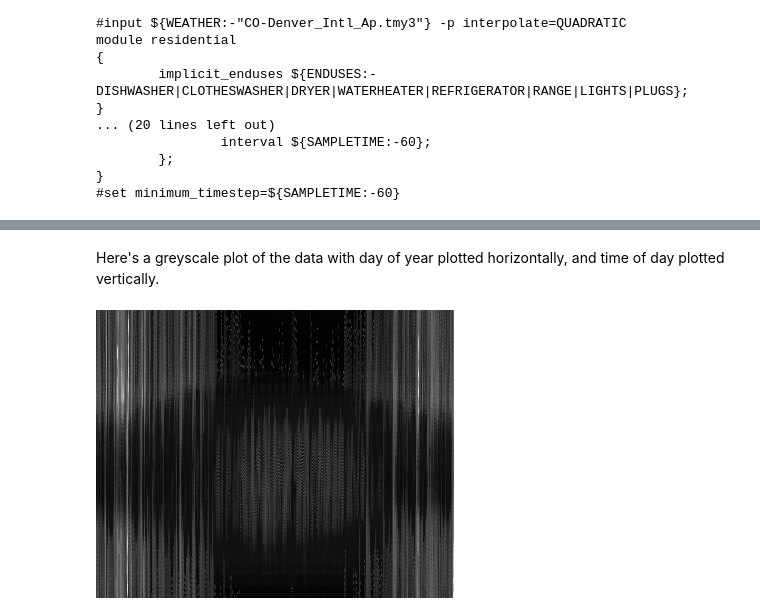
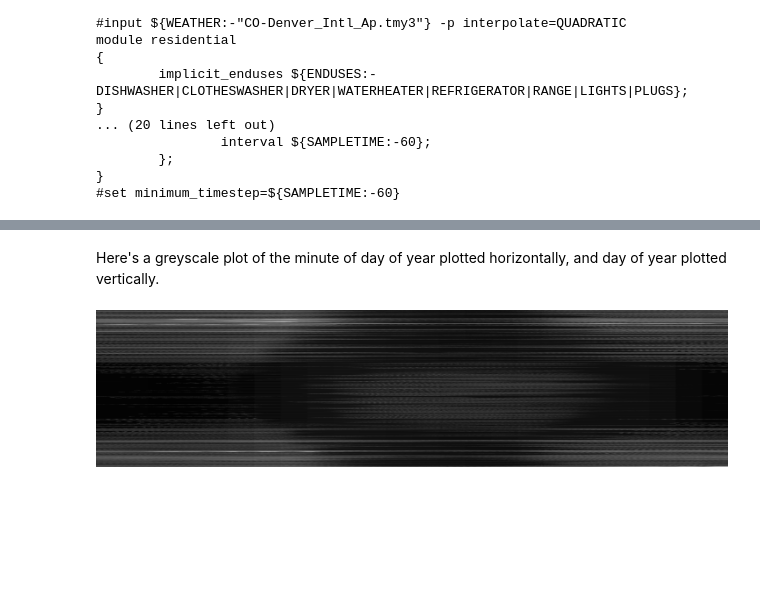
Before and after one commit to slacgismo/load_decomposition, a Jupyter notebook: data/Load_decomposition.ipynb, the cells around one changed output, grey strips where cells are left out. Saved outputs shown, nothing was run; the diff lists cells and outputs as text; code cells hidden in the pictures; blank space fills up the shorter version.

```diff
--- a/data/Load_decomposition.ipynb
+++ b/data/Load_decomposition.ipynb
@@ -335,12 +345,12 @@ panel['power'].plot(style='.',markersize=1,figsize=(15,5),ylabel='kW',grid=True,
 # %% [markdown]
-Here's a greyscale plot of the data with day of year plotted horizontally, and time of day plotted vertically.
+Here's a greyscale plot of the minute of day of year plotted horizontally, and day of year plotted vertically.
 # %%
 import PIL
-nsamples=288
+nsamples=288*5
 day0=7
 ndays = int(len(panel.index)/nsamples-day0)
 data = numpy.array(panel['power'][nsamples*day0:nsamples*(day0+ndays)])
 data = numpy.reshape(data,(ndays,nsamples))/data.max()
-PIL.Image.fromarray(numpy.uint8(data.transpose()*255),'L')
+PIL.Image.fromarray(numpy.uint8(data*255),'L')
 # %% [output]
-[figure, old version]
+[figure, new version]
```
Also changed, not shown: parts of 29 cells of this notebook, 4 other files.
